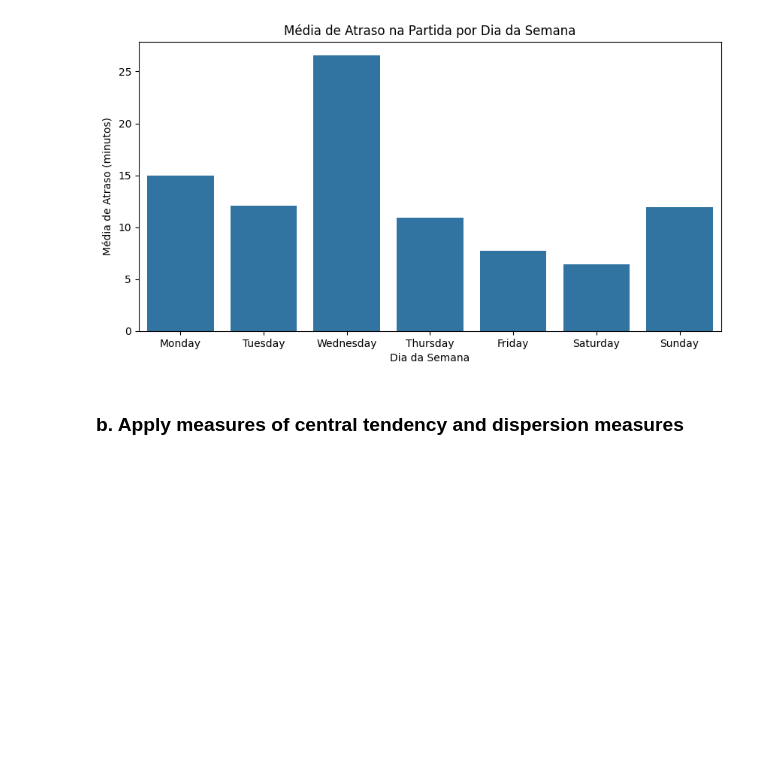
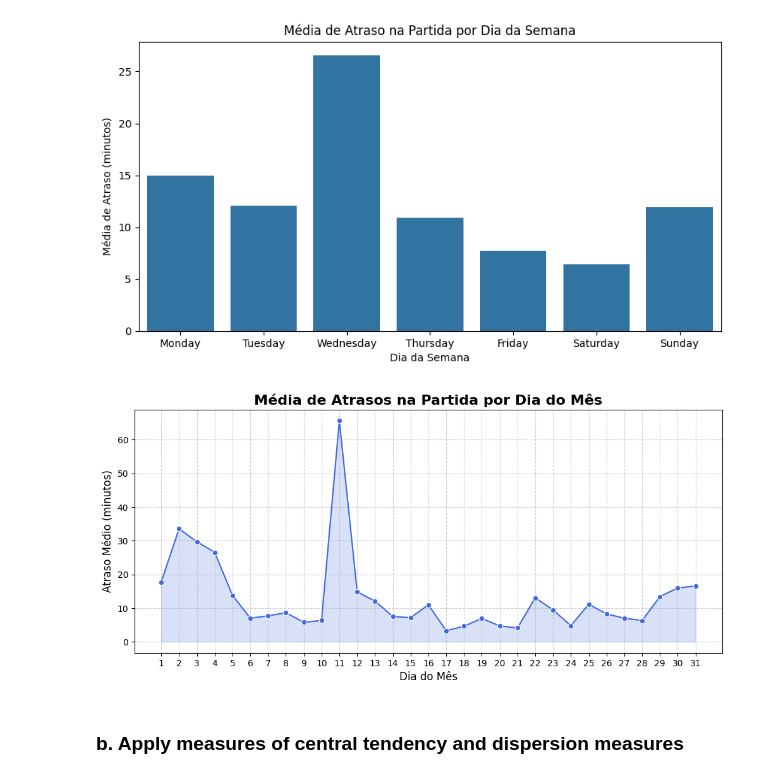
Before and after one commit to vitoriapguimaraes/Python-AnaliseVoos, a Jupyter notebook: scripts/script-vitoria.ipynb, the cells around one changed output. Drawn from its saved outputs; the diff is of its cells as text; code cells hidden in the pictures; blank space fills up the shorter version.

```diff
--- a/scripts/script-vitoria.ipynb
+++ b/scripts/script-vitoria.ipynb
@@ -148,8 +151,6 @@ df_flights_optimized["FL_DATE"] = pd.to_datetime(
     errors='coerce'
 )
 
-df_flights_optimized["FL_YEAR"] = df_flights_optimized["FL_DATE"].dt.year.astype('float32')
-df_flights_optimized["FL_MONTH"] = df_flights_optimized["FL_DATE"] .dt.month.astype('float32')
 df_flights_optimized["FL_DAY"] = df_flights_optimized["FL_DATE"] .dt.day.astype('float32')
 # %%
 # 2. CATEGORICAL COLUMNS
@@ -679,0 +683,4 @@ for col, vals in outliers_zscore.items():
+# %%
+# Categorization by time of day
+df['TIME_PERIOD'] = pd.cut(df['DEP_DELAY'], bins=[0, 600, 1200, 1800, 2400],
+                           labels=['Early Morning','Morning','Afternoon','Evening'], right=False)
@@ -775,6 +785,23 @@ plt.ylabel("Média de Atraso (minutos)")
 plt.show()
 # %% [output]
 [figure]
+# %%
+# Distribuição dos atrasos por dia do mês - versão com linha
+delay_by_day_number = df.groupby("FL_DAY")["DEP_DELAY"].mean().reset_index()
+
+plt.figure(figsize=(12, 5))
+sns.lineplot(x="FL_DAY", y="DEP_DELAY", data=delay_by_day_number, marker="o", color="royalblue")
+plt.fill_between(delay_by_day_number["FL_DAY"], delay_by_day_number["DEP_DELAY"], alpha=0.2, color="royalblue")
+
+plt.title("Média de Atrasos na Partida por Dia do Mês", fontsize=16, fontweight="bold")
+plt.xlabel("Dia do Mês", fontsize=12)
+plt.ylabel("Atraso Médio (minutos)", fontsize=12)
+plt.xticks(range(1, 32))
+plt.grid(True, linestyle="--", alpha=0.6)
+
+plt.show()
+# %% [output]
+[figure, added]
 # %% [markdown]
 ### b. Apply measures of central tendency and dispersion measures
 # %%
```
Also changed, not shown: parts of 12 cells of this notebook, 2 other files.
